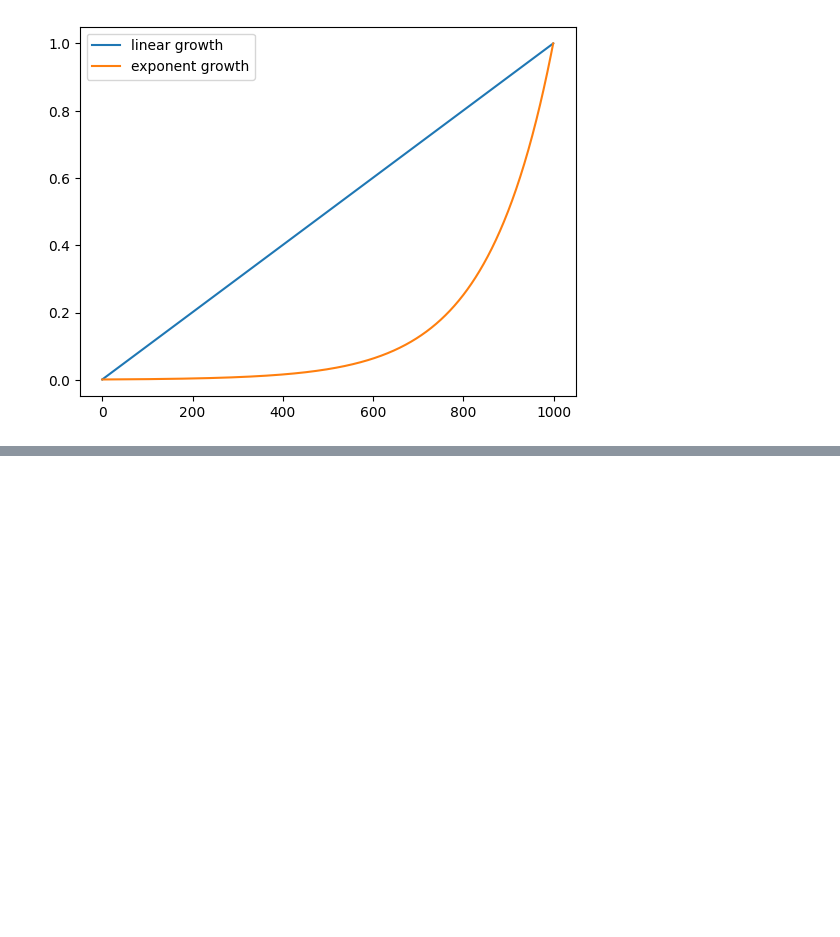
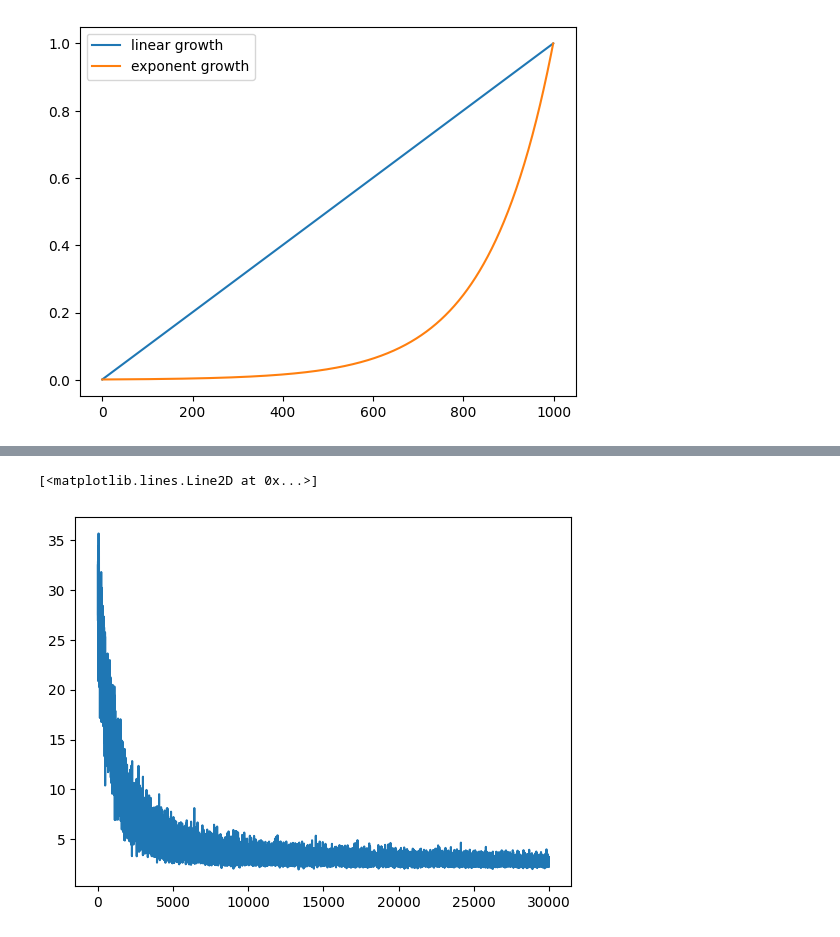
Before and after one commit to SWARITSHUKLA/neural-probabilistic-language-model, a Jupyter notebook: model.ipynb, the cells around one changed output, grey strips where cells are left out. Saved outputs shown, nothing was run; the diff lists cells and outputs as text; code cells hidden in the pictures; blank space fills up the shorter version.

Commit message:
optimizing the NN based on the training and dev split and trying different learning rates and iterations

```diff
--- a/model.ipynb
+++ b/model.ipynb
@@ -88,7 +88,10 @@ plt.show #here is the visualization to understand that the plot in orange is exp
 <function matplotlib.pyplot.show(close=None, block=None)>
 [figure]
 # %%
-for i in range(10000):
+stepi  = []
+lossi = []
+
+for i in range(30000):
     #creating a minibatch
     ix = torch.randint(0,Xtr.shape[0], (32,))
     #in the above line of code we are generating 32 random numbers between 0 and the number of examples(X.shape[0])
@@ -103,13 +106,15 @@ for i in range(10000):
     # implementing the loss function
     loss = F.cross_entropy(logits, Ytr[ix])  #implementing the categorical cross entropy using pytorch
     #we use pytorch here because large positive numbers when exponentiated causes the overflow which can be handled by subtracting the biggest number in the logits from each element row wise, and pytorch handles this operation internally
-    # print(f'loss= {loss.item()} for iteration= {i+1}')
+    # print(f'loss= {loss.item()} for iteration= {i+1}') \
+    stepi.append(i)
+    lossi.append(loss.item())
     # Implementing backward pass
     for p in parameters:
         p.grad = None
     loss.backward()
     # param update
-    lr = 0.1
+    lr = 0.001
     for p in parameters:
         p.data -= lr * p.grad
         #IF THE Learning rate is very low the loss will be barely decreasing
@@ -120,3 +125,9 @@ loss= 2.652226209640503 for iteration= 9999
+# %%
+plt.plot(stepi, lossi)
+# you see a little bit of noise because we are computing batch sgd
+# %% [output]
+[<matplotlib.lines.Line2D at 0x...>]
+[figure, added]
 # %%
 emb = C[Xdev] #the shape is (32,3,2)
     # in the code above we are only selecting 32 examples with the index ix randomly and calculating the loss based on those examples
```
Also changed, not shown: parts of 5 cells of this notebook.
